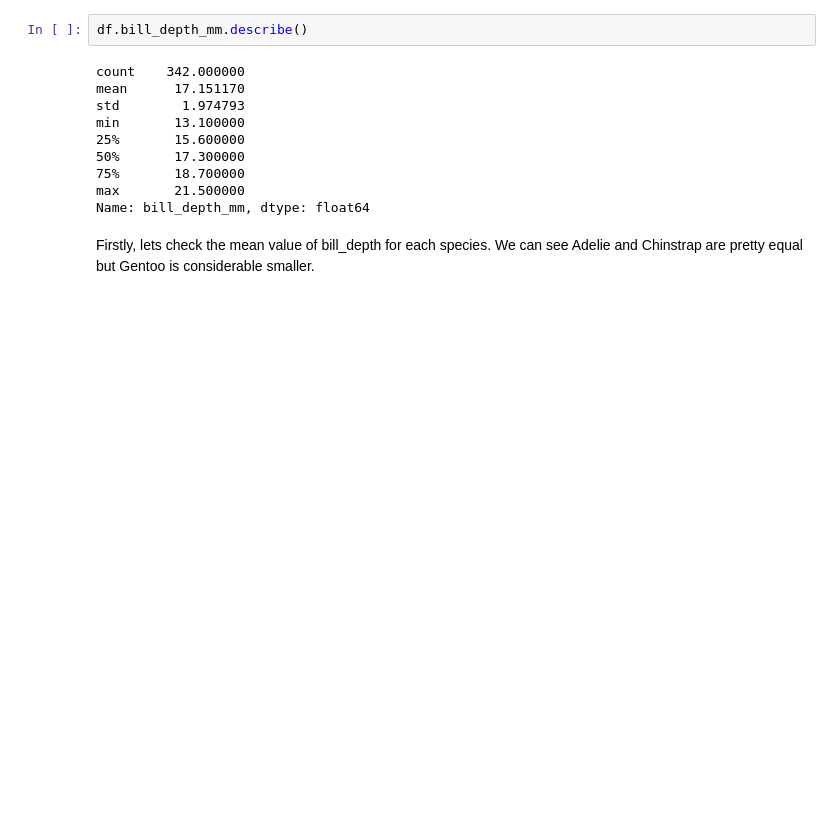
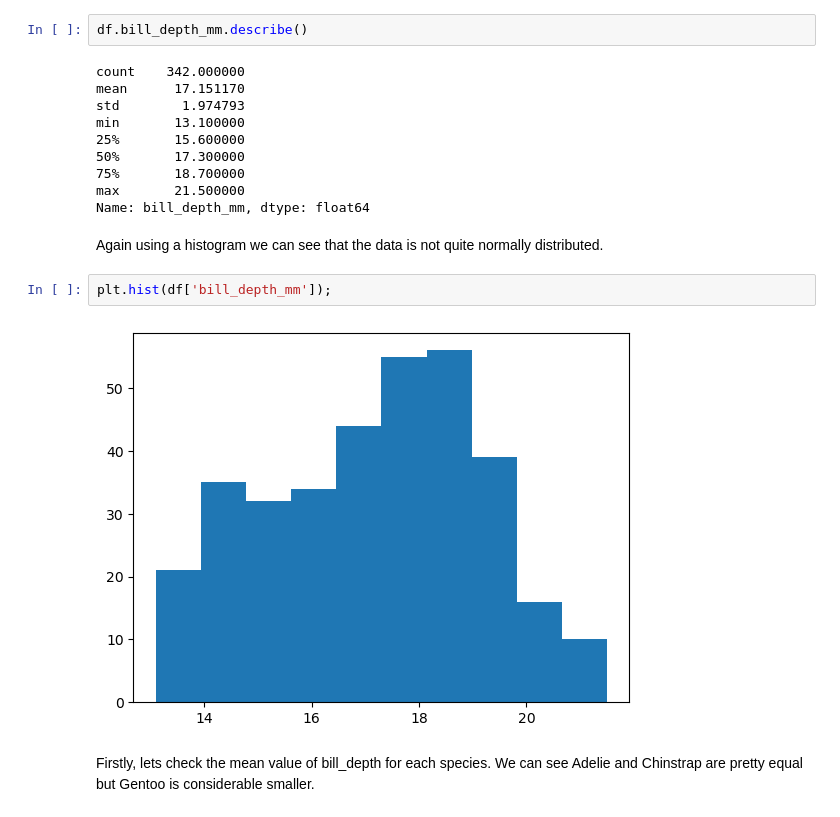
Before and after one commit to PeeBs68/fund_da, a Jupyter notebook: tasks.ipynb, the cells around one changed output. Saved outputs shown, nothing was run; the diff lists cells and outputs as text; blank space fills up the shorter version.

```diff
--- a/tasks.ipynb
+++ b/tasks.ipynb
@@ -480,6 +498,12 @@ min       13.100000
 75%       18.700000
 max       21.500000
 Name: bill_depth_mm, dtype: float64
+# %% [markdown]
+Again using a histogram we can see that the data is not quite normally distributed.
+# %%
+plt.hist(df['bill_depth_mm']);
+# %% [output]
+[figure, added]
 # %% [markdown]
 Firstly, lets check the mean value of bill_depth for each species. We can see Adelie and Chinstrap are pretty equal but Gentoo is considerable smaller.
 # %%
```
Also changed, not shown: parts of 12 cells of this notebook.
